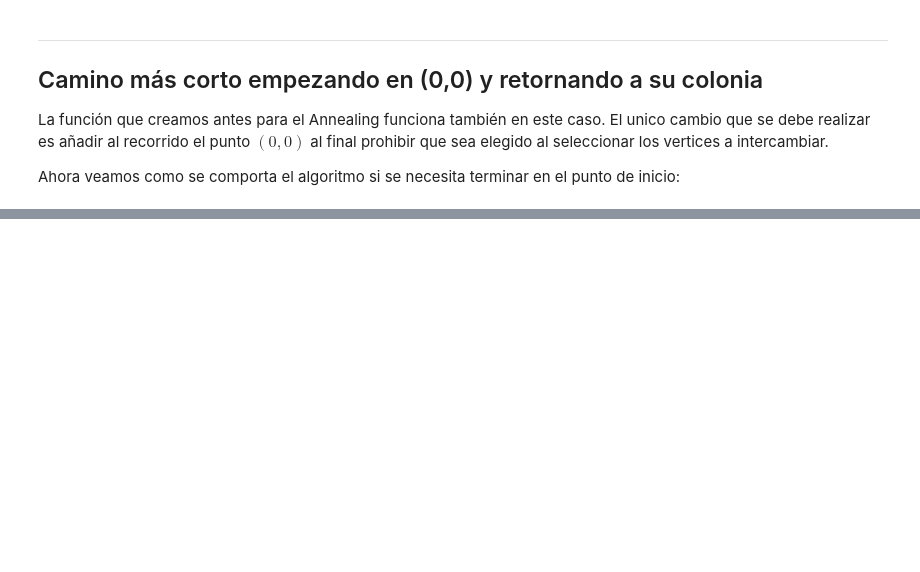
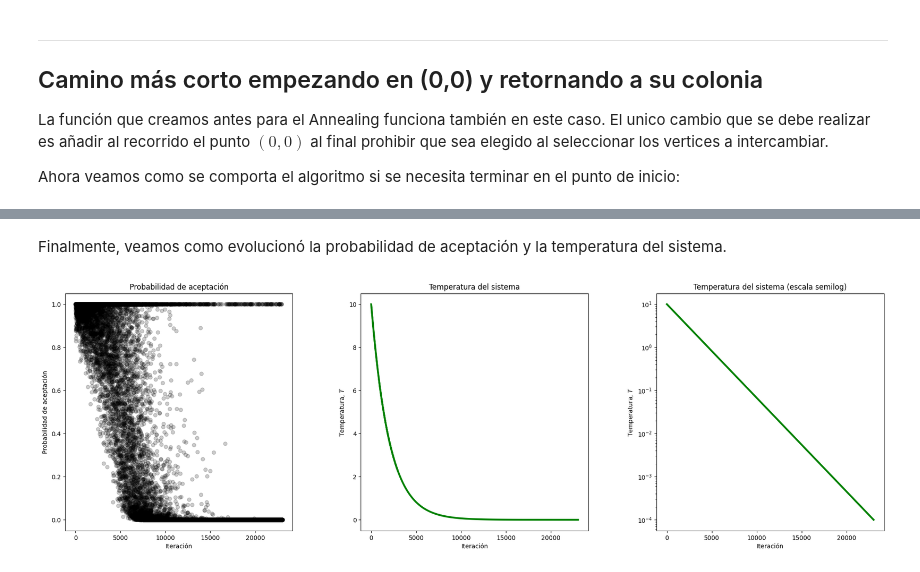
Before and after one commit to dangarciahe/Cadenas_de_Markov, a Jupyter notebook: Tarea_3.ipynb, the cells around one changed output, grey strips where cells are left out. Drawn from its saved outputs; the diff is of its cells as text; code cells hidden in the pictures; blank space fills up the shorter version.

```diff
--- a/Tarea_3.ipynb
+++ b/Tarea_3.ipynb
@@ -846,0 +900,33 @@ plt.show()
+# %% [markdown]
+Finalmente, veamos como evolucionó la probabilidad de aceptación y la temperatura del sistema.
+# %%
+fig, (ax1, ax2, ax3) = plt.subplots(1, 3, figsize=(24, 7))
+plt.subplots_adjust(wspace=0.3)
+
+
+
+ax1.scatter(range(n_steps -1), acceptance_probabilities_ret, color='black', alpha=0.2)
+ax1.set_title(f'Probabilidad de aceptación')
+ax1.set_ylabel(r'Probabilidad de aceptación')
+ax1.set_xlabel(r'Iteración')
+
+
+ax2.plot(range(n_steps -1), temperaturas_ret, linewidth=3, color='green')
+ax2.set_title(f'Temperatura del sistema')
+ax2.set_ylabel(r'Temperatura, $T$')
+ax2.set_xlabel(r'Iteración')
+#ax2.grid()
+
+
+
+ax3.plot(range(n_steps -1), temperaturas_ret, linewidth=3, color='green')
+ax3.set_title(f'Temperatura del sistema (escala semilog)')
+ax3.set_ylabel(r'Temperatura, $T$')
+ax3.set_xlabel(r'Iteración')
+ax3.set_yscale('log')
+
+
+
+plt.show()
+# %% [output]
+[figure, added]
```
Also changed, not shown: parts of 15 cells of this notebook, 1 other file.
